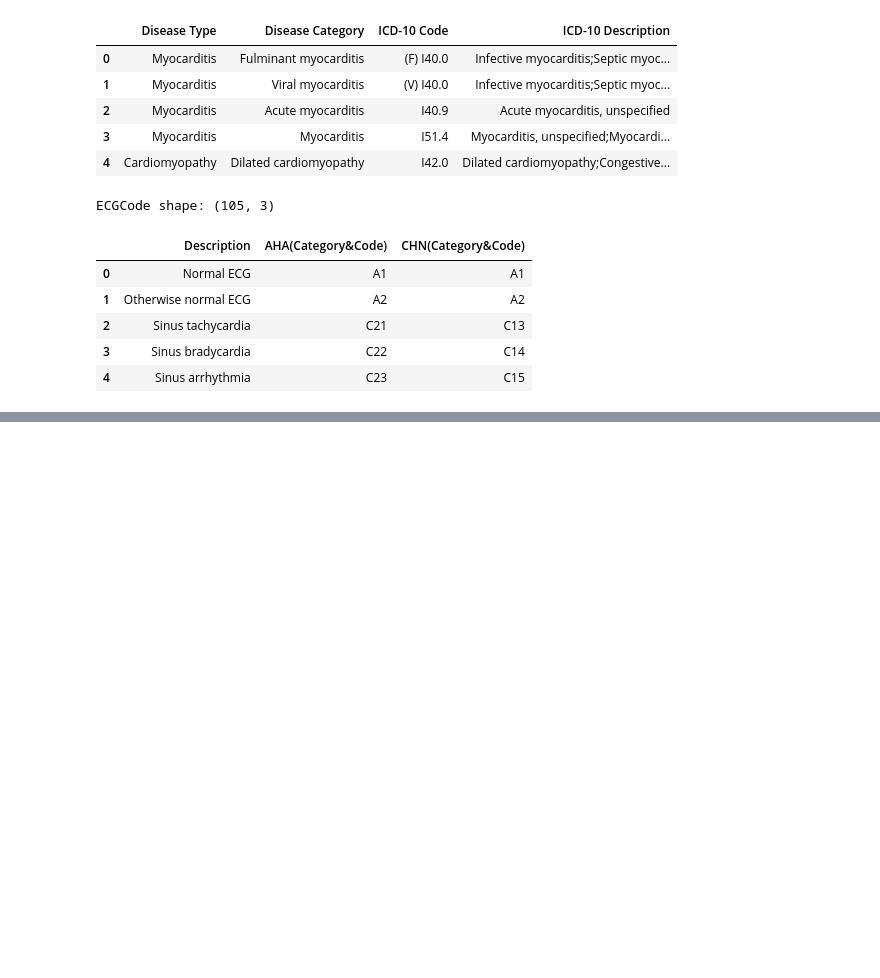
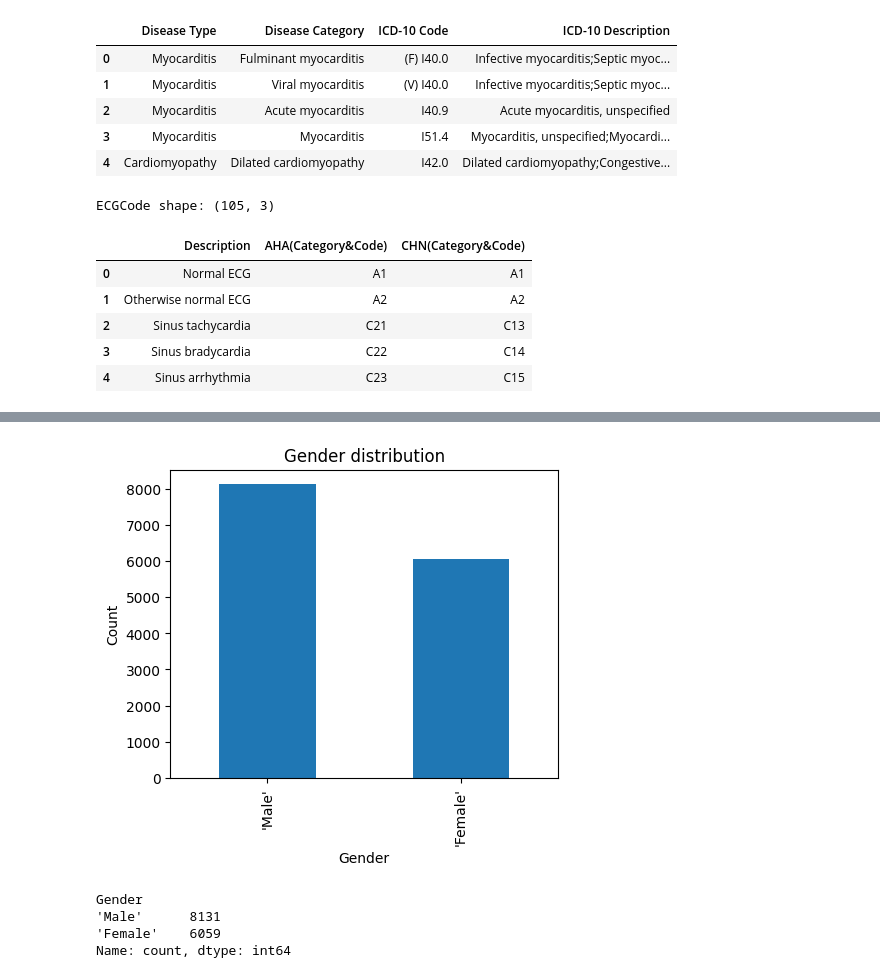
Before and after one commit to kiril-buga/Neural-Network-Training-Project, a Jupyter notebook: Deeplearning.ipynb, the cells around one changed output, grey strips where cells are left out. Drawn from its saved outputs; the diff is of its cells as text; code cells hidden in the pictures; blank space fills up the shorter version.

```diff
--- a/Deeplearning.ipynb
+++ b/Deeplearning.ipynb
@@ -130,0 +249,17 @@ ECGCode shape: (105, 3)
+# %%
+# ===== Gender distribution =====
+
+plt.figure(figsize=(5,4))
+df_attr["Gender"].value_counts().plot(kind="bar")
+plt.title("Gender distribution")
+plt.xlabel("Gender")
+plt.ylabel("Count")
+plt.show()
+
+print(df_attr["Gender"].value_counts())
+# %% [output]
+[figure, added]
+Gender
+'Male'      8131
+'Female'    6059
+Name: count, dtype: int64
```
Also changed, not shown: parts of 15 cells of this notebook.
